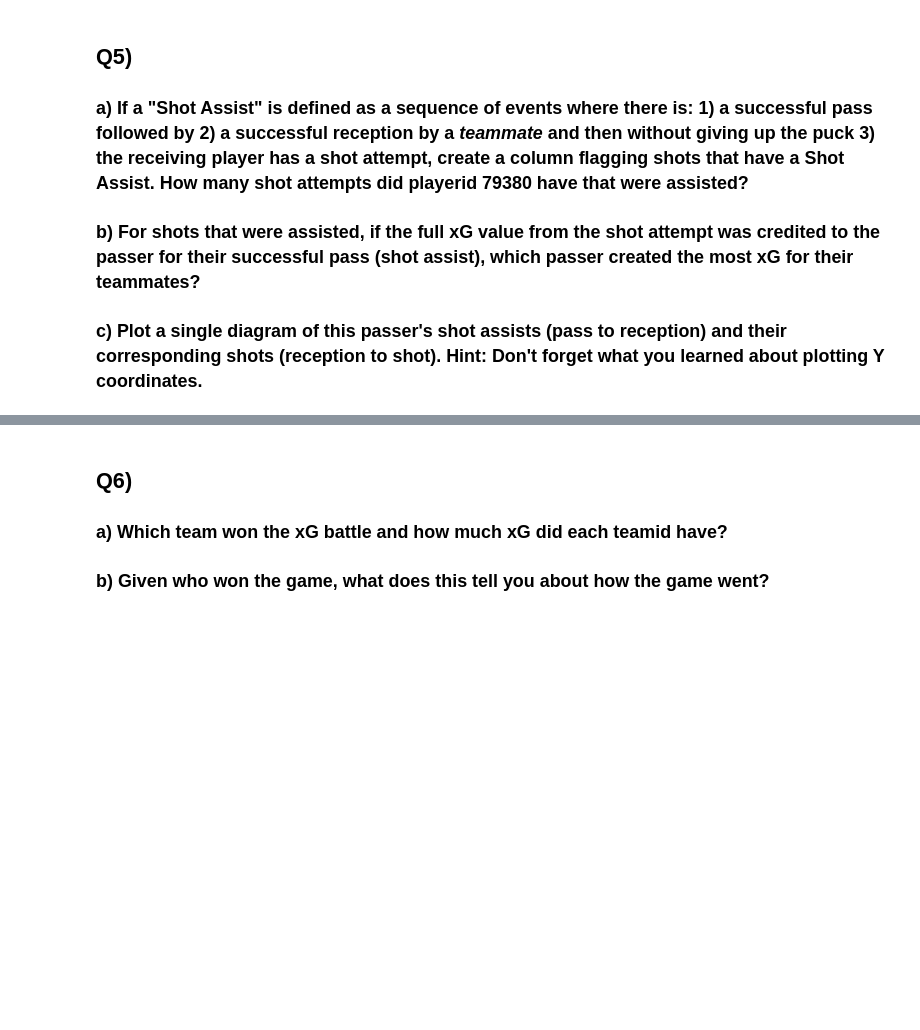
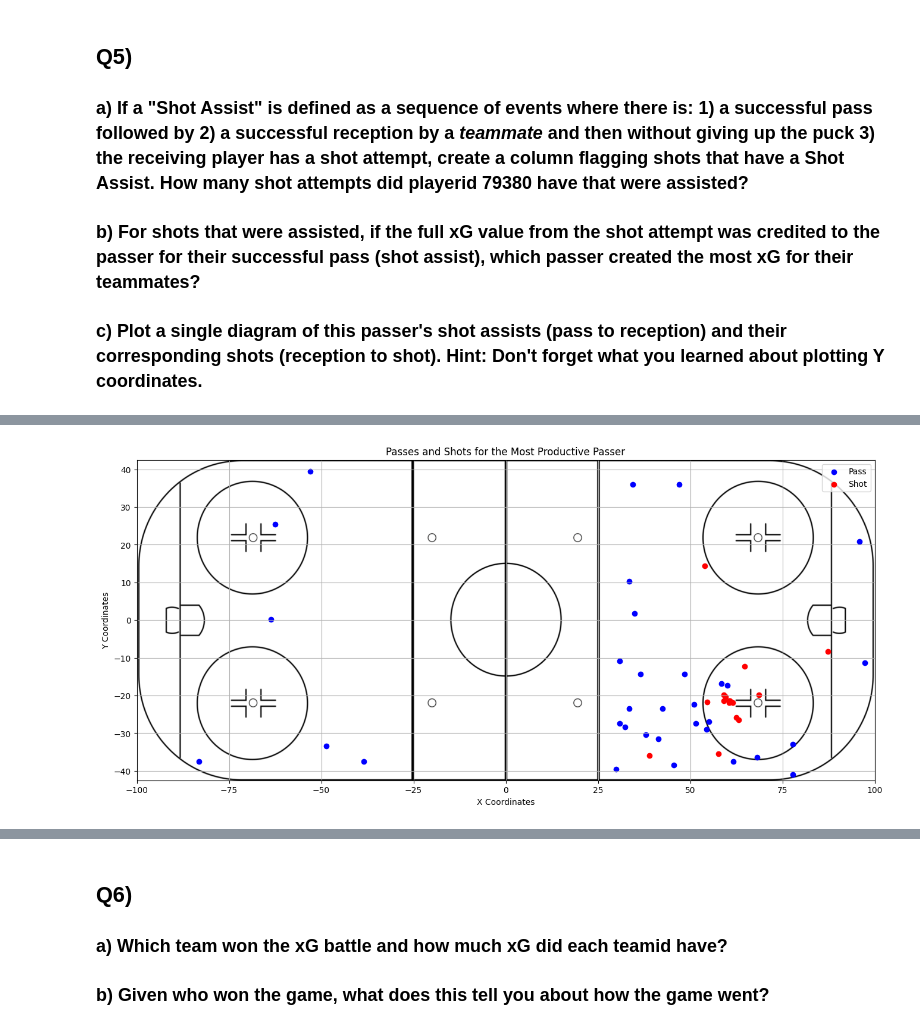
Before and after one commit to kairavv/Data-Analyst-Intern-Assessment-Sportlogiq, a Jupyter notebook: DA_Tutorial_24/Tutorial24_Questionnaire_Test.ipynb, the cells around one changed output, grey strips where cells are left out. Drawn from its saved outputs; the diff is of its cells as text; code cells hidden in the pictures; blank space fills up the shorter version.

```diff
--- a/DA_Tutorial_24/Tutorial24_Questionnaire_Test.ipynb
+++ b/DA_Tutorial_24/Tutorial24_Questionnaire_Test.ipynb
@@ -66,3 +324,102 @@ Please show all work, **keep written answers succinct and to the point** and mos
 ### a) If a "Shot Assist" is defined as a sequence of events where there is: 1) a successful pass followed by 2) a successful reception by a *teammate* and then without giving up the puck 3) the receiving player has a shot attempt, create a column flagging shots that have a Shot Assist. How many shot attempts did playerid 79380 have that were assisted?
 ### b) For shots that were assisted, if the full xG value from the shot attempt was credited to the passer for their successful pass (shot assist), which passer created the most xG for their teammates?
 ### c) Plot a single diagram of this passer's shot assists (pass to reception) and their corresponding shots (reception to shot). Hint: Don't forget what you learned about plotting Y coordinates.
+# %%
+import pandas as pd
+
+daTutorial_df = pd.read_csv('DA_Tutorial_24.csv')
+daTutorialXG_df = pd.read_csv('DA_Tutorial_24_xg.csv')
+
+#Filter for shot attempts
+shot_attempts = daTutorial_df[daTutorial_df['eventname'] == 'shot']
+
+#Function to check for Shot Assist
+def has_shot_assist(row):
+
+    #Finding the successful pass before the shot attempt
+    pass_before_shot = daTutorial_df[(daTutorial_df['eventname'] == 'pass') &
+                                     (daTutorial_df['compiledgametime'] < row['compiledgametime']) &
+                                     (daTutorial_df['teamid'] == row['teamid']) &
+                                     (daTutorial_df['playerid'] == row['playerid'])]
+    if pass_before_shot.empty:
+        return 0  # No pass before shot
+
+    #Checking if there is a successful reception by a teammate after the pass
+    reception_after_pass = daTutorial_df[(daTutorial_df['eventname'] == 'reception') &
+                                          (daTutorial_df['compiledgametime'] > pass_before_shot['compiledgametime'].values[0]) &
+                                          (daTutorial_df['compiledgametime'] < row['compiledgametime']) &
+                                          (daTutorial_df['teamid'] == row['teamid']) &
+                                          (daTutorial_df['playerid'] != row['playerid'])]
+    if reception_after_pass.empty:
+        return 0  #No reception after pass
+
+    return 1      #Shot has a Shot Assist
+
+#Flag shots with Shot Assist
+shot_attempts['has_shot_assist'] = shot_attempts.apply(has_shot_assist, axis=1)
+
+#Count shot attempts with Shot Assist
+shots_with_shot_assist_79380 = shot_attempts[(shot_attempts['playerid'] == 79380) &
+                                              (shot_attempts['has_shot_assist'] == 1)]
+
+num_shot_assist_79380 = shots_with_shot_assist_79380.shape[0]
+print(f"Number of shot attempts with Shot Assist for playerid 79380: {num_shot_assist_79380}")
+
+#Filter for shots that were assisted
+assisted_shots = shot_attempts[shot_attempts['has_shot_assist'] == 1]
+
+#Merge xG values with shot data
+assisted_shots_xg = pd.merge(assisted_shots, daTutorialXG_df, on=['compiledgametime', 'playerid'])
+
+#Group by passer (playerid) and sum up xG values
+xG_created_by_passer = assisted_shots_xg.groupby('playerid')['xg'].sum()
+
+#Find the player who created the most xG for their teammates
+most_productive_passer = xG_created_by_passer.idxmax()
+xG_created = xG_created_by_passer.max()
+
+print(f"The most productive passer in terms of xG created for their teammates is playerid {most_productive_passer} "
+      f"with {xG_created:.4f} xG.")
+
+import matplotlib.pyplot as plt
+
+#Filter passes and shots for the most productive passer
+passes_and_shots = daTutorial_df[(daTutorial_df['playerid'] == most_productive_passer) &
+                                 (daTutorial_df['eventname'].isin(['pass', 'shot']))]
+
+#Plotting passes and shots
+plt.figure(figsize=(16, 7))
+
+#Plot passes
+passes = passes_and_shots[passes_and_shots['eventname'] == 'pass']
+plt.scatter(passes['xadjcoord'], passes['yadjcoord'], label='Pass', color='blue')
+#===============================================================================
+#Rink template has been added here as a background image
+#Feel free to remove it if the plot feels too cultured
+rink_image = mpimg.imread('rink_template.png')
+plt.imshow(rink_image, extent=[-100, 100, -42.5, 42.5],
+           aspect='auto')
+
+#===============================================================================
+#Plot shots
+shots = passes_and_shots[passes_and_shots['eventname'] == 'shot']
+plt.scatter(shots['xadjcoord'], shots['yadjcoord'], label='Shot', color='red')
+
+#Formatting plot
+plt.title('Passes and Shots for the Most Productive Passer')
+plt.xlabel('X Coordinates')
+plt.ylabel('Y Coordinates')
+plt.legend()
+
+#===============================================================================
+#Change bool/Delete this line if the grid is unnecessary/cultured
+plt.grid(True)
+
+#===============================================================================
+
+#Set plot limits to match the rink image
+plt.xlim(-100, 100)
+plt.ylim(-42.5, 42.5)
+
+plt.show()
+# %% [output]
@@ -69,2 +433,3 @@ Please show all work, **keep written answers succinct and to the point** and mos
+[figure, added]
 # %% [markdown]
 ## A5)
```
Also changed, not shown: parts of 13 cells of this notebook.
